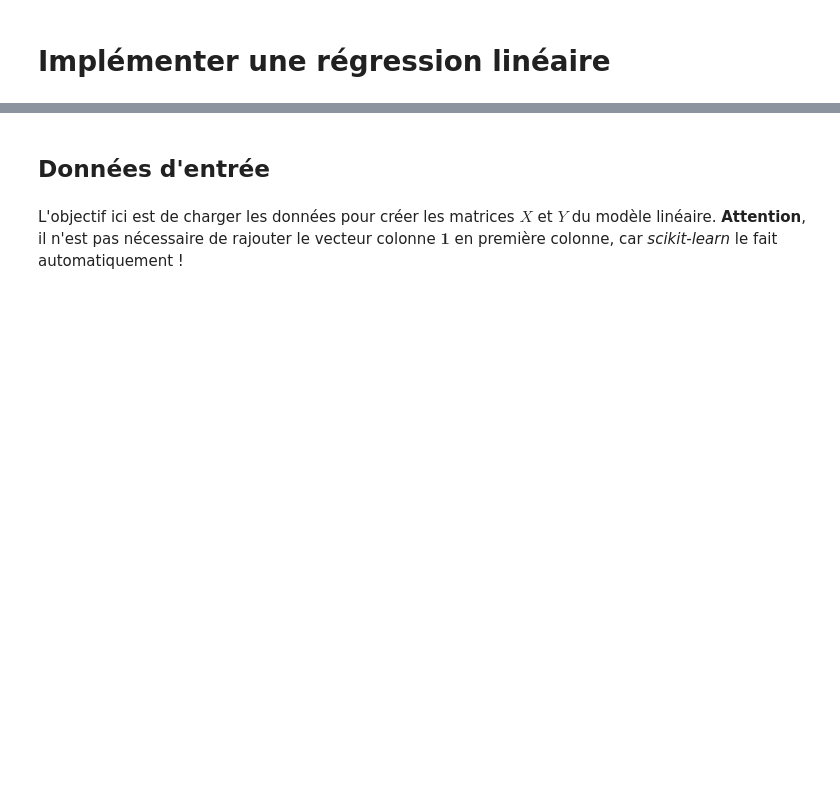
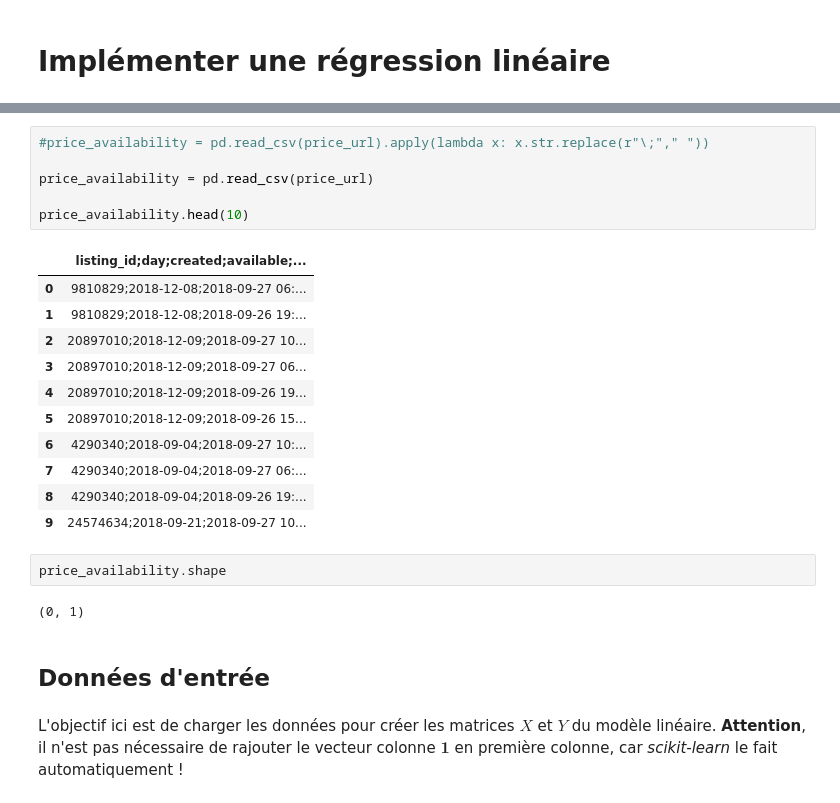
Before and after one commit to cyrio/data_analyst, a Jupyter notebook: machine_learning/semaine_7/devoirs/Modele_Lineaire_TPAirBnB.ipynb, the cells around one changed output, grey strips where cells are left out. Saved outputs shown, nothing was run; the diff lists cells and outputs as text; blank space fills up the shorter version.

```diff
--- a/machine_learning/semaine_7/devoirs/Modele_Lineaire_TPAirBnB.ipynb
+++ b/machine_learning/semaine_7/devoirs/Modele_Lineaire_TPAirBnB.ipynb
@@ -77,3 +102,25 @@ Chargement des données effectué.
+# %%
+#price_availability = pd.read_csv(price_url).apply(lambda x: x.str.replace(r"\;"," "))
+
+price_availability = pd.read_csv(price_url)
+
+price_availability.head(10)
+# %% [output]
+|  | listing_id;day;created;available;... |
+| 0 | 9810829;2018-12-08;2018-09-27 06:... |
+| 1 | 9810829;2018-12-08;2018-09-26 19:... |
+| 2 | 20897010;2018-12-09;2018-09-27 10... |
+| 3 | 20897010;2018-12-09;2018-09-27 06... |
+| 4 | 20897010;2018-12-09;2018-09-26 19... |
+| 5 | 20897010;2018-12-09;2018-09-26 15... |
+| 6 | 4290340;2018-09-04;2018-09-27 10:... |
+| 7 | 4290340;2018-09-04;2018-09-27 06:... |
+| 8 | 4290340;2018-09-04;2018-09-26 19:... |
+| 9 | 24574634;2018-09-21;2018-09-27 10... |
+# %%
+price_availability.shape
+# %% [output]
+(0, 1)
 # %% [markdown]
 ## Données d'entrée
 # %% [markdown]
```
Also changed, not shown: parts of 4 cells of this notebook, 4 other files.
